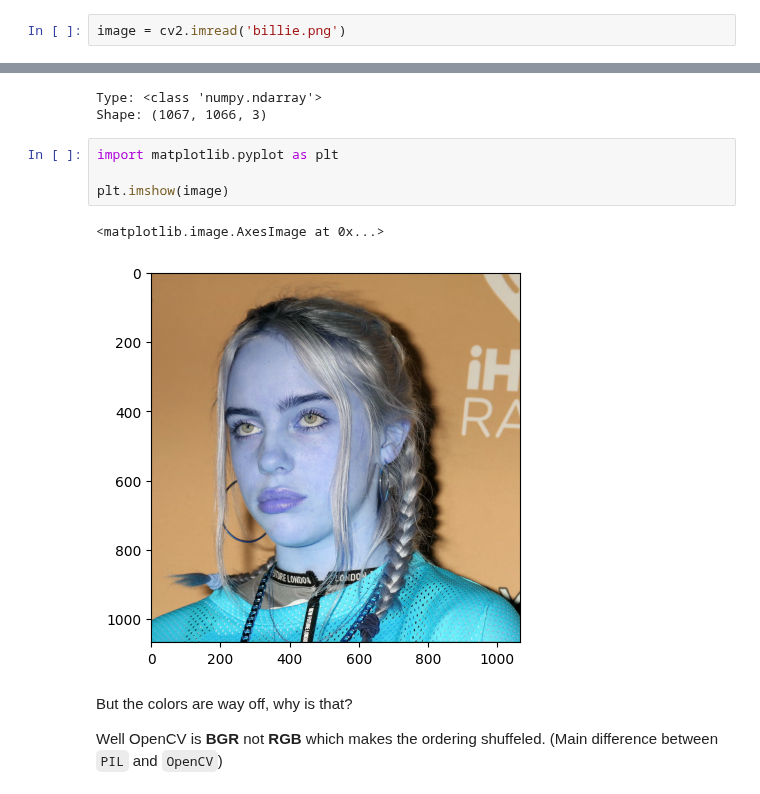
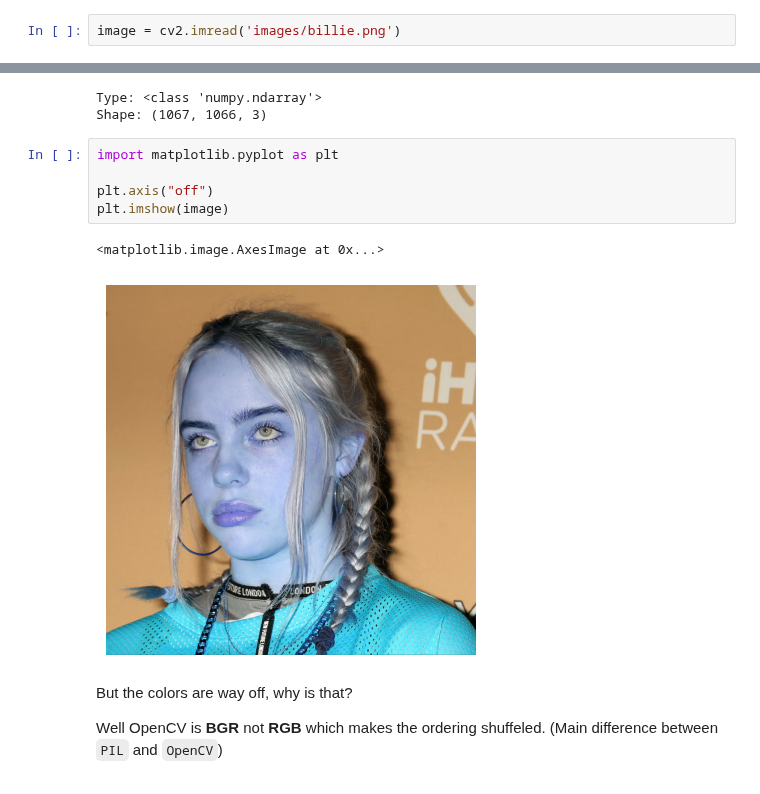
Before and after one commit to kamal-stark-dev/Learning, a Jupyter notebook: Python/Image Libraries/Basics-CV2.ipynb, the cells around one changed output, grey strips where cells are left out. Drawn from its saved outputs; the diff is of its cells as text.

```diff
--- a/Python/Image Libraries/Basics-CV2.ipynb
+++ b/Python/Image Libraries/Basics-CV2.ipynb
@@ -5,7 +5,7 @@ If you want to install it for your current kernel
 
 `!{sys.executable} -m pip install opencv-python`
 # %%
-image = cv2.imread('billie.png')
+image = cv2.imread('images/billie.png')
 # %%
 print(f'''
 Type: {type(image)}
@@ -17,10 +17,11 @@ Shape: (1067, 1066, 3)
 # %%
 import matplotlib.pyplot as plt
 
+plt.axis("off")
 plt.imshow(image)
 # %% [output]
 <matplotlib.image.AxesImage at 0x...>
-[figure, old version]
+[figure, new version]
 # %% [markdown]
 But the colors are way off, why is that?
 
```
Also changed, not shown: parts of 5 cells of this notebook, 4 other files.
